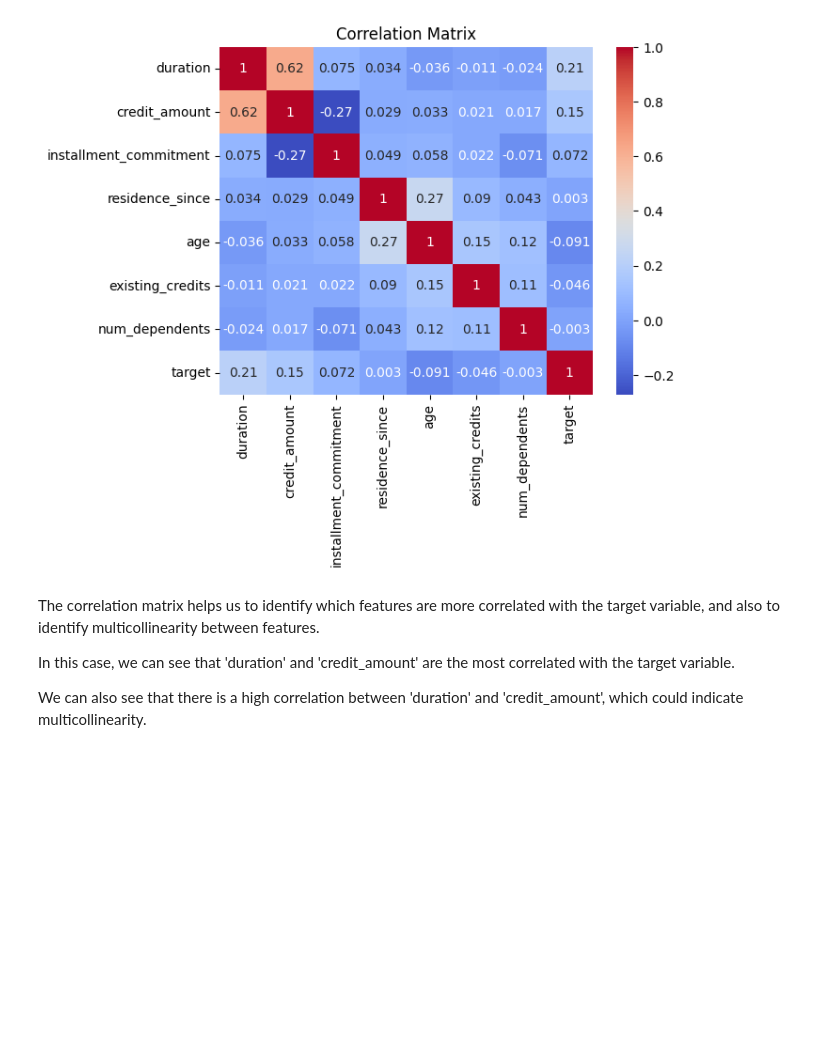
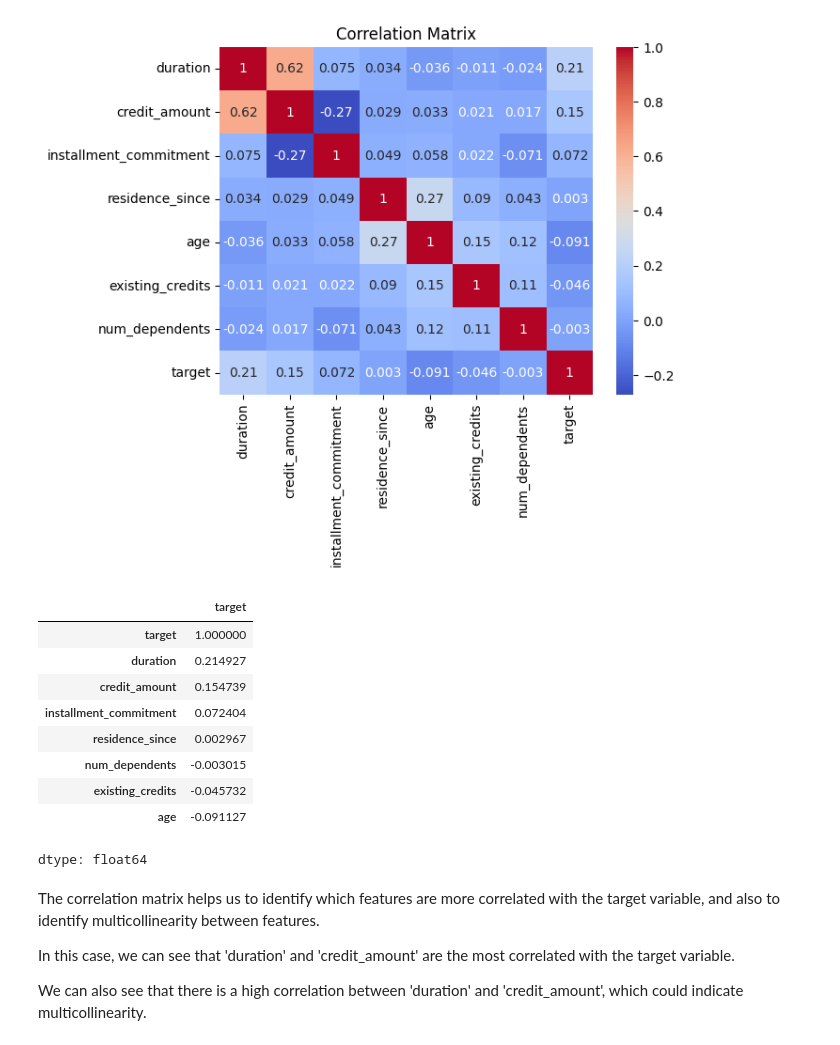
Before and after one commit to BechiixD/german-credit-risk, a Jupyter notebook: notebooks/01_eda.ipynb, the cells around one changed output. Drawn from its saved outputs; the diff is of its cells as text; code cells hidden in the pictures; blank space fills up the shorter version.

```diff
--- a/notebooks/01_eda.ipynb
+++ b/notebooks/01_eda.ipynb
@@ -229,11 +256,26 @@ for col in num_cols:
 corr_df = df.select_dtypes(['int64', 'float64']).copy()
 corr_df['target'] = (df['target'] == 'bad').astype('int64')
 
-sns.heatmap(corr_df.corr(), annot=True, cmap='coolwarm')
+corr_matrix = corr_df.corr()
+
+sns.heatmap(corr_matrix, annot=True, cmap='coolwarm')
 plt.title('Correlation Matrix')
 plt.show()
 # %% [output]
 [figure]
+# %%
+corr_matrix['target'].sort_values(ascending=False)
+# %% [output]
+|  | target |
+| target | 1.000000 |
+| duration | 0.214927 |
+| credit_amount | 0.154739 |
+| installment_commitment | 0.072404 |
+| residence_since | 0.002967 |
+| num_dependents | -0.003015 |
+| existing_credits | -0.045732 |
+| age | -0.091127 |
+dtype: float64
 # %% [markdown]
 The correlation matrix helps us to identify which features are more correlated with the target variable, and also to identify multicollinearity between features.
 
```
Also changed, not shown: parts of 9 cells of this notebook, 2 other files.
